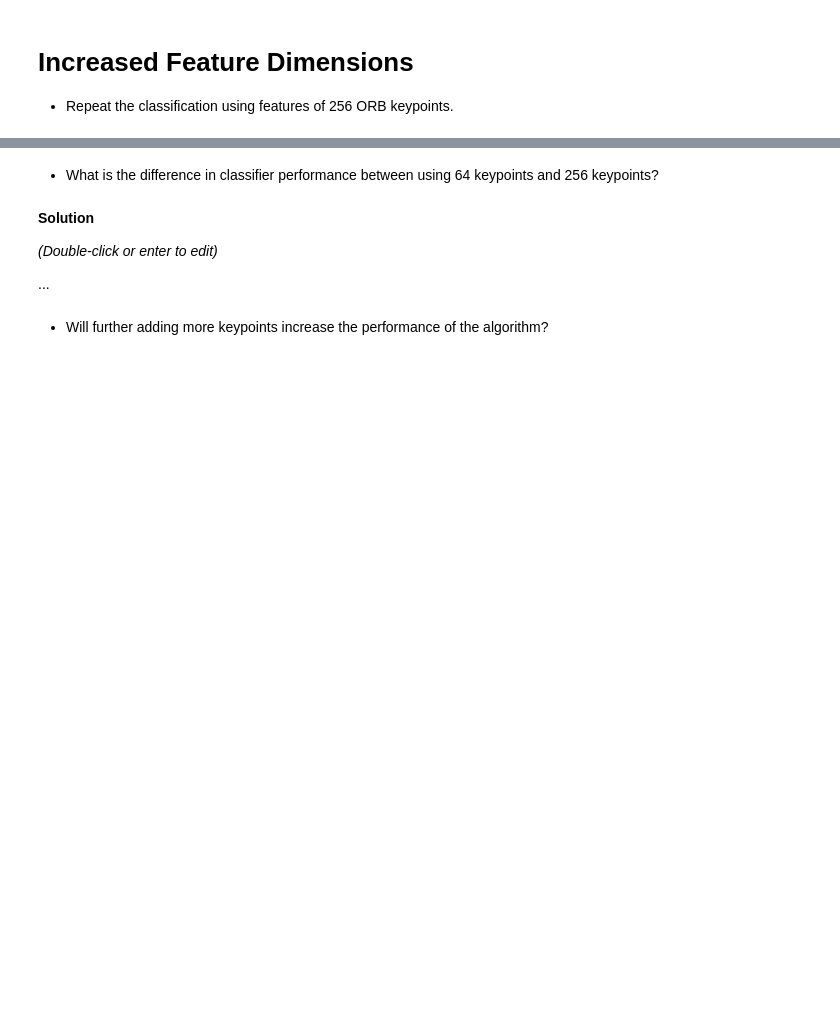
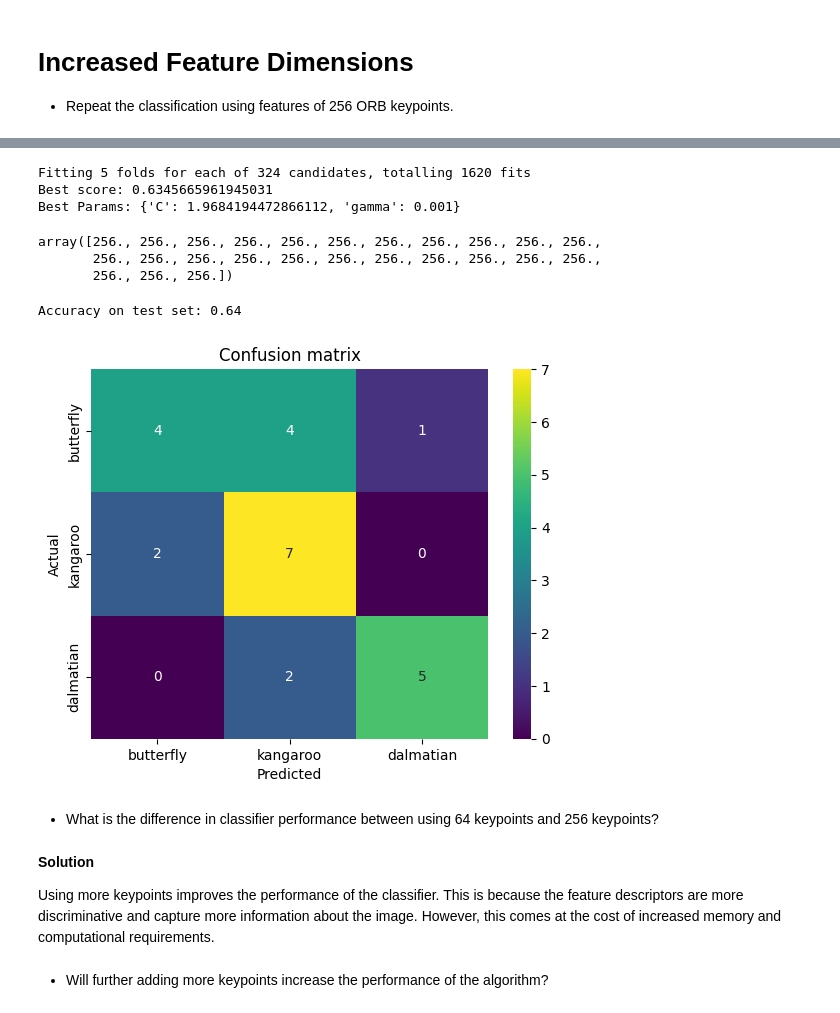
Before and after one commit to BecTome/UPC_MasterArtificialIntelligence, a Jupyter notebook: CV/Labs/P07_1_bag_of_words/p7_1_image_classification_using_BoVW.ipynb, the cells around one changed output, grey strips where cells are left out. Cells and saved outputs as stored; diff of their text form; code cells hidden in the pictures; blank space fills up the shorter version.

```diff
--- a/CV/Labs/P07_1_bag_of_words/p7_1_image_classification_using_BoVW.ipynb
+++ b/CV/Labs/P07_1_bag_of_words/p7_1_image_classification_using_BoVW.ipynb
@@ -245,0 +347,6 @@ from sklearn.model_selection import GridSearchCV
+# %%
+kmeans = MiniBatchKMeans(n_clusters=ncl, random_state=42, n_init=100, max_iter=1000)
+kmeans.fit(X_desc)
+
+centroid_vectors = [kmeans.predict(img_descs) for img_descs in ls_desc]
+print('Length of centroid_vectors:', len(centroid_vectors))
@@ -245,0 +355,5 @@ from sklearn.model_selection import GridSearchCV
+# %%
+for i, sample in enumerate(centroid_vectors):
+  hist_train[i, :] = np.histogram(sample, bins=ncl, range=(0, ncl-1), density=False) [0]
+
+hist_train.sum(axis=1)
@@ -246,10 +381,65 @@ from sklearn.model_selection import GridSearchCV
+# %%
+# Train the classifier
+sc = StandardScaler()
+X_train_sc = sc.fit_transform(hist_train)
+
+parameters = {'C':np.logspace(-3, 4, 18), 'gamma':np.logspace(-3, 2, 18)}
+
+model = SVC(kernel='rbf')
+gs = GridSearchCV(model, parameters,
+                   cv=5, n_jobs=-1, scoring='accuracy', verbose=1)
+
+gs.fit(X_train_sc, y_train)
+
+best_model = gs.best_estimator_
+
+print('Best score:', gs.best_score_)
+print('Best Params:', gs.best_params_)
+# %% [output]
+Fitting 5 folds for each of 324 candidates, totalling 1620 fits
+Best score: 0.6345665961945031
+Best Params: {'C': 1.9684194472866112, 'gamma': 0.001}
+# %%
+# Create test set histograms
+ls_test_desc = []
+for img in x_test:
+    _, desc = extract_features(img, descriptor_extractor)
+    ls_test_desc.append(desc)
+
+test_centroid_vectors = [kmeans.predict(img_descs) for img_descs in ls_test_desc]
+
+hist_test = np.zeros((len(test_centroid_vectors), ncl), "float64")
+
+for i, sample in enumerate(test_centroid_vectors):
+  hist_test[i, :] = np.histogram(sample, bins=ncl, range=(0, ncl-1), density=False) [0]
+
+hist_test.sum(axis=1)
+# %% [output]
+array([256., 256., 256., 256., 256., 256., 256., 256., 256., 256., 256.,
+       256., 256., 256., 256., 256., 256., 256., 256., 256., 256., 256.,
+       256., 256., 256.])
+# %%
+# solution
+
+print('Accuracy on test set:', accuracy_score(y_test, best_model.predict(sc.transform(hist_test))))
+
+y_pred = best_model.predict(sc.transform(hist_test))
+
+cm = confusion_matrix(y_test, y_pred)
+sns.heatmap(cm, annot=True, fmt='d', cmap='viridis', xticklabels=categories,
+            yticklabels=categories)
+plt.title('Confusion matrix')
+plt.xlabel('Predicted')
+plt.ylabel('Actual')
+plt.show()
+# %% [output]
+Accuracy on test set: 0.64
+[figure, added]
 # %% [markdown]
 *   What is the difference in classifier performance between using 64 keypoints and 256 keypoints?
-# %% [markdown]
-**Solution**
-
-*(Double-click or enter to edit)*
-
-...
+# %% [markdown]
+**Solution**
+
+Using more keypoints improves the performance of the classifier. This is because the feature descriptors are more discriminative and capture more information about the image. However, this comes at the cost of increased memory and computational requirements.
 # %% [markdown]
 *   Will further adding more keypoints increase the performance of the algorithm?
```
Also changed, not shown: parts of 27 cells of this notebook, 1 other file.
